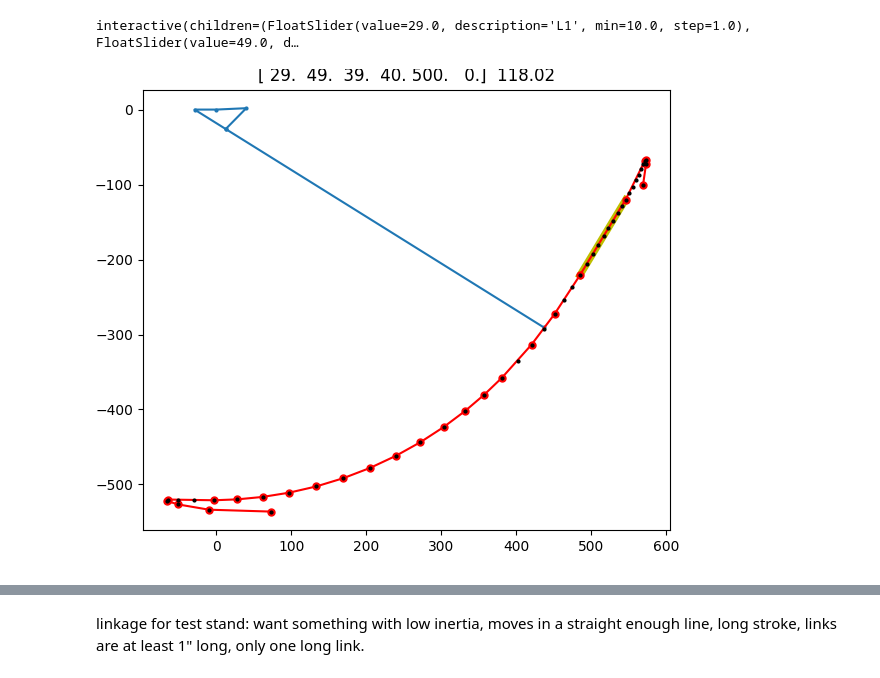
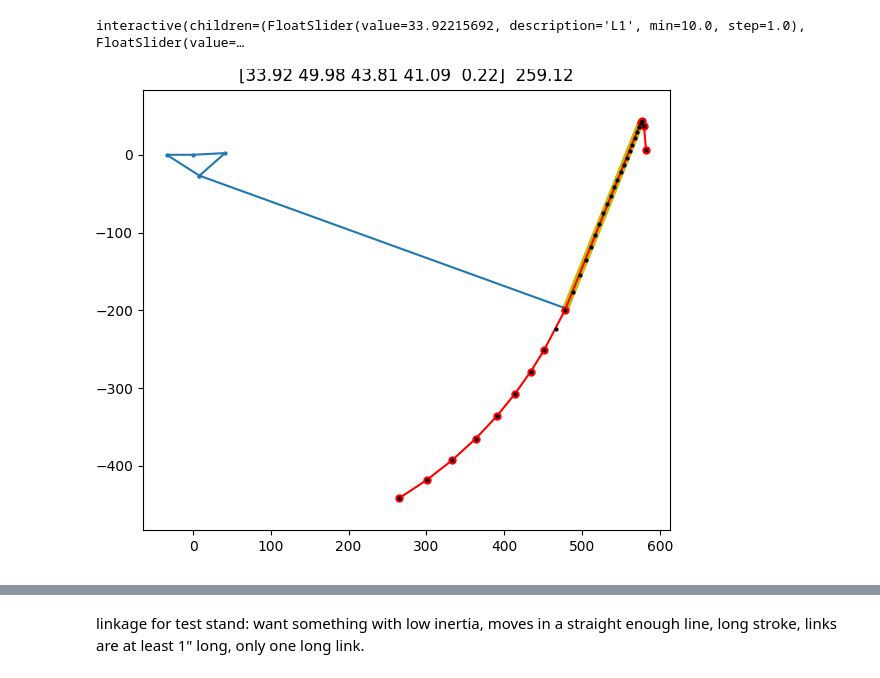
Before and after one commit to NovelMobileRobotsLab/pinto-squirrel, a Jupyter notebook: lambda.ipynb, the cells around one changed output, grey strips where cells are left out. Drawn from its saved outputs; the diff is of its cells as text; code cells hidden in the pictures.

```diff
--- a/lambda.ipynb
+++ b/lambda.ipynb
@@ -10,7 +10,7 @@ from scipy.interpolate import interp1d
 %matplotlib widget
 # %%
 def get_endpt(dims, theta1, guess):
-    L1, L2, L3, L4, L5, theta5 = dims
+    L1, L2, L3, L4, theta5 = dims
     sin5 = sin(theta5)
     cos5 = cos(theta5)
 
@@ -74,7 +74,7 @@ def get_path(dims, npts, guess, TR_cutoff):
     return np.array(path[start_i:end_i]), sols
 
 def get_links(dims, sols, theta1_vis=0):
-    L1, L2, L3, L4, L5, theta5 = dims
+    L1, L2, L3, L4, theta5 = dims
     sin1, cos1 = (sin(2*pi*theta1_vis/npts), cos(2*pi*theta1_vis/npts))
     sin5, cos5 = (sin(theta5), cos(theta5))
 
@@ -125,7 +125,12 @@ def longest_segment_length(points):
     return max_length, max_indexes
 
 # dims_0 = (28.956, 49.276, 38.862, 39.624, 500, 0)
-dims_0 = (29, 49, 39, 40, 500, 0)
+# dims_0 = (29, 49, 39, 40, 500, 0)
+# dims_0 = [32.51951006, 49.95192839, 40.09426508, 42.3469301 , -0.0244356 ]
+# dims_0 = [32.16050325, 49.71386295, 40.89005164, 41.03462869,  0.22314399]
+dims_0 = [33.92215692, 49.9849175 , 43.80526204, 41.08831024,  0.21996161]
+
+L5=500
 npts = 50
 epsilon_0 = 1
 TR_cutoff_0 = 42
@@ -160,39 +165,39 @@ def update(
     L2=FloatSlider(min=10, max=100, step=1, value=dims_0[1]),
     L3=FloatSlider(min=10, max=100, step=1, value=dims_0[2]),
     L4=FloatSlider(min=10, max=100, step=1, value=dims_0[3]),
-    # L5=FloatSlider(min=10, max=500, step=1, value=dims_0[4]),
-    theta5=FloatSlider(min=0, max=2*pi, step=0.1, value=dims_0[5]),
+    theta5=FloatSlider(min=0, max=2*pi, step=0.1, value=dims_0[4]),
     theta1_vis=IntSlider(min=0, max=npts-1, step=1, value=npts/2),
     epsilon=FloatSlider(min=0, max=5, step=0.1, value=epsilon_0),
     TR_cutoff=FloatSlider(min=0, max=100, step=0.1, value=TR_cutoff_0)
     ):
-    dims = (L1, L2, L3, L4, dims_0[4], theta5)
+    # dims = (L1, L2, L3, L4, theta5)
+    dims = dims_0
 
     path, sols = get_path(dims, npts, guess, TR_cutoff)
     if len(path) < 2:
         return
 
     links = get_links(dims, sols, theta1_vis)
     path_simp = douglas_peucker(path, epsilon)
 
     max_length, max_indexes = longest_segment_length(path_simp)
     ax.set_title(f"{np.round(dims, 2)}  {round(max_length,2)}")
 
     path_pts.set_data((path[:,0], path[:,1]))
     link_pts.set_data((links[:,0], links[:,1]))
     simp_pts.set_data((path_simp[:,0], path_simp[:,1]))
     max_pts.set_data((path_simp[max_indexes[0]:max_indexes[1]+1,0], path_simp[max_indexes[0]:max_indexes[1]+1,1]))
 
     fig.canvas.draw_idle()
     ax.relim()
     ax.autoscale_view(True,True,True)
 
 
 
 _ = interact(update)
 # %% [output]
-interactive(children=(FloatSlider(value=29.0, description='L1', min=10.0, step=1.0), FloatSlider(value=49.0, d…
+interactive(children=(FloatSlider(value=33.92215692, description='L1', min=10.0, step=1.0), FloatSlider(value=…
-[figure, old version]
+[figure, new version]
 # %%
 def douglas_peucker(points, epsilon):
     if len(points) <= 2:
```
Also changed, not shown: 1 other file.
